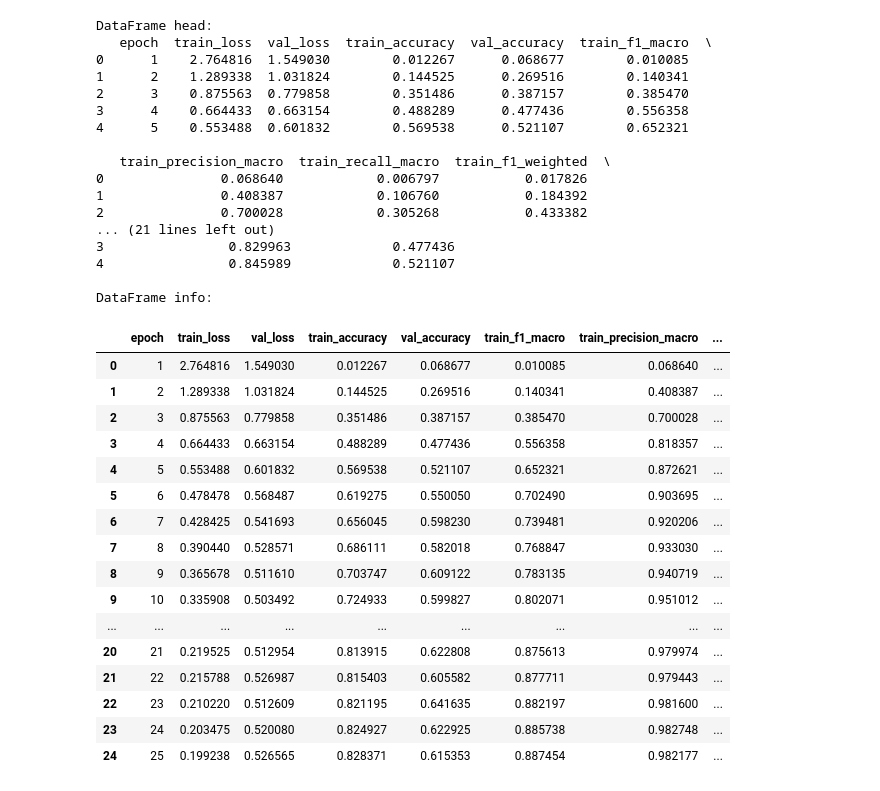
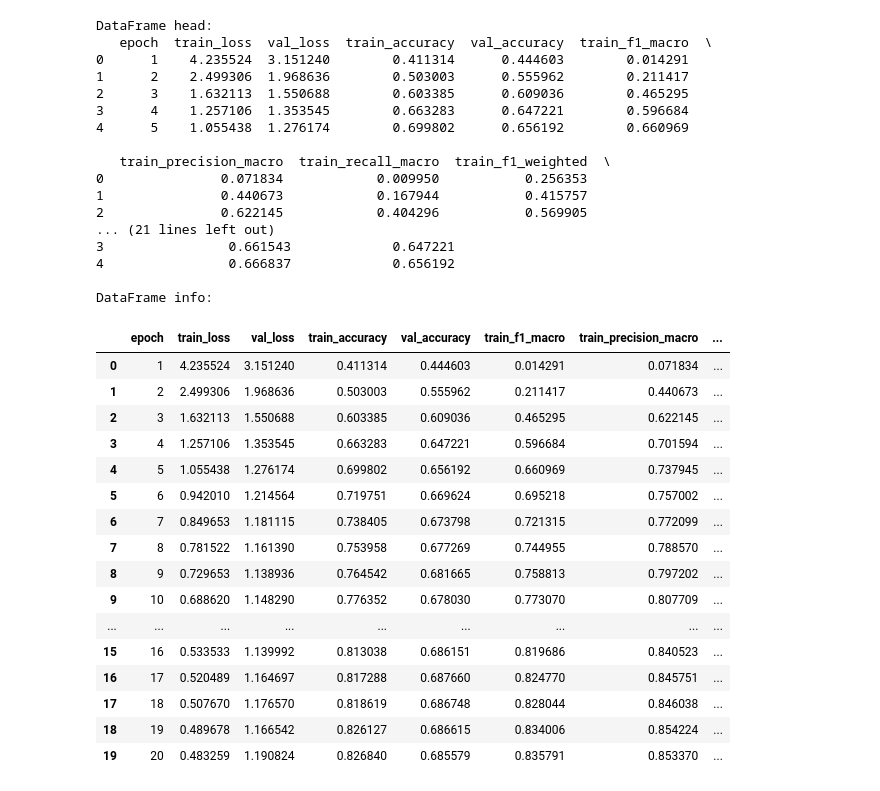
Before and after one commit to marcbeil/protein-prediction-project, a Jupyter notebook: src/vizualize_model_metrics.ipynb, the cells around one changed output. Saved outputs shown, nothing was run; the diff lists cells and outputs as text; code cells hidden in the pictures.

```diff
--- a/src/vizualize_model_metrics.ipynb
+++ b/src/vizualize_model_metrics.ipynb
@@ -5,60 +5,60 @@ import os
 
 import matplotlib.pyplot as plt
 import numpy as np
 import pandas as pd
 import seaborn as sns
 
 # Set default plot style
 sns.set_style("whitegrid")
 plt.rcParams['figure.dpi'] = 100  # For higher resolution plots
 
 # Your provided data as a multi-line string
-path = "../output/protenn2/v2"
+path = "../output/protenn2/test_arch"
 input_path = os.path.join(path, "metrics_df.csv")
 output_path = path
 
 # Read the data into a pandas DataFrame
 df = pd.read_csv(input_path)
 
 print("DataFrame head:")
 print(df.head())
 print("\nDataFrame info:")
 df
 # %% [output]
 DataFrame head:
    epoch  train_loss  val_loss  train_accuracy  val_accuracy  train_f1_macro  \
-0      1    2.764816  1.549030        0.012267      0.068677        0.010085
-1      2    1.289338  1.031824        0.144525      0.269516        0.140341
-2      3    0.875563  0.779858        0.351486      0.387157        0.385470
-3      4    0.664433  0.663154        0.488289      0.477436        0.556358
-4      5    0.553488  0.601832        0.569538      0.521107        0.652321
+0      1    4.235524  3.151240        0.411314      0.444603        0.014291
+1      2    2.499306  1.968636        0.503003      0.555962        0.211417
+2      3    1.632113  1.550688        0.603385      0.609036        0.465295
+3      4    1.257106  1.353545        0.663283      0.647221        0.596684
+4      5    1.055438  1.276174        0.699802      0.656192        0.660969
 
    train_precision_macro  train_recall_macro  train_f1_weighted  \
-0               0.068640            0.006797           0.017826
-1               0.408387            0.106760           0.184392
-2               0.700028            0.305268           0.433382
+0               0.071834            0.009950           0.256353
+1               0.440673            0.167944           0.415757
+2               0.622145            0.404296           0.569905
 ... (21 lines left out)
-3                0.829963             0.477436
-4                0.845989             0.521107
+3                0.661543             0.647221
+4                0.666837             0.656192
 
 DataFrame info:
 |  | epoch | train_loss | val_loss | train_accuracy | val_accuracy | train_f1_macro | train_precision_macro | ... |
-| 0 | 1 | 2.764816 | 1.549030 | 0.012267 | 0.068677 | 0.010085 | 0.068640 | ... |
-| 1 | 2 | 1.289338 | 1.031824 | 0.144525 | 0.269516 | 0.140341 | 0.408387 | ... |
-| 2 | 3 | 0.875563 | 0.779858 | 0.351486 | 0.387157 | 0.385470 | 0.700028 | ... |
-| 3 | 4 | 0.664433 | 0.663154 | 0.488289 | 0.477436 | 0.556358 | 0.818357 | ... |
-| 4 | 5 | 0.553488 | 0.601832 | 0.569538 | 0.521107 | 0.652321 | 0.872621 | ... |
-| 5 | 6 | 0.478478 | 0.568487 | 0.619275 | 0.550050 | 0.702490 | 0.903695 | ... |
-| 6 | 7 | 0.428425 | 0.541693 | 0.656045 | 0.598230 | 0.739481 | 0.920206 | ... |
-| 7 | 8 | 0.390440 | 0.528571 | 0.686111 | 0.582018 | 0.768847 | 0.933030 | ... |
-| 8 | 9 | 0.365678 | 0.511610 | 0.703747 | 0.609122 | 0.783135 | 0.940719 | ... |
-| 9 | 10 | 0.335908 | 0.503492 | 0.724933 | 0.599827 | 0.802071 | 0.951012 | ... |
+| 0 | 1 | 4.235524 | 3.151240 | 0.411314 | 0.444603 | 0.014291 | 0.071834 | ... |
+| 1 | 2 | 2.499306 | 1.968636 | 0.503003 | 0.555962 | 0.211417 | 0.440673 | ... |
+| 2 | 3 | 1.632113 | 1.550688 | 0.603385 | 0.609036 | 0.465295 | 0.622145 | ... |
+| 3 | 4 | 1.257106 | 1.353545 | 0.663283 | 0.647221 | 0.596684 | 0.701594 | ... |
+| 4 | 5 | 1.055438 | 1.276174 | 0.699802 | 0.656192 | 0.660969 | 0.737945 | ... |
+| 5 | 6 | 0.942010 | 1.214564 | 0.719751 | 0.669624 | 0.695218 | 0.757002 | ... |
+| 6 | 7 | 0.849653 | 1.181115 | 0.738405 | 0.673798 | 0.721315 | 0.772099 | ... |
+| 7 | 8 | 0.781522 | 1.161390 | 0.753958 | 0.677269 | 0.744955 | 0.788570 | ... |
+| 8 | 9 | 0.729653 | 1.138936 | 0.764542 | 0.681665 | 0.758813 | 0.797202 | ... |
+| 9 | 10 | 0.688620 | 1.148290 | 0.776352 | 0.678030 | 0.773070 | 0.807709 | ... |
 | ... | ... | ... | ... | ... | ... | ... | ... | ... |
-| 20 | 21 | 0.219525 | 0.512954 | 0.813915 | 0.622808 | 0.875613 | 0.979974 | ... |
-| 21 | 22 | 0.215788 | 0.526987 | 0.815403 | 0.605582 | 0.877711 | 0.979443 | ... |
-| 22 | 23 | 0.210220 | 0.512609 | 0.821195 | 0.641635 | 0.882197 | 0.981600 | ... |
-| 23 | 24 | 0.203475 | 0.520080 | 0.824927 | 0.622925 | 0.885738 | 0.982748 | ... |
-| 24 | 25 | 0.199238 | 0.526565 | 0.828371 | 0.615353 | 0.887454 | 0.982177 | ... |
+| 15 | 16 | 0.533533 | 1.139992 | 0.813038 | 0.686151 | 0.819686 | 0.840523 | ... |
+| 16 | 17 | 0.520489 | 1.164697 | 0.817288 | 0.687660 | 0.824770 | 0.845751 | ... |
+| 17 | 18 | 0.507670 | 1.176570 | 0.818619 | 0.686748 | 0.828044 | 0.846038 | ... |
+| 18 | 19 | 0.489678 | 1.166542 | 0.826127 | 0.686615 | 0.834006 | 0.854224 | ... |
+| 19 | 20 | 0.483259 | 1.190824 | 0.826840 | 0.685579 | 0.835791 | 0.853370 | ... |
 # %%
 import os
 
```
Also changed, not shown: parts of 5 cells of this notebook, 3 other files.
